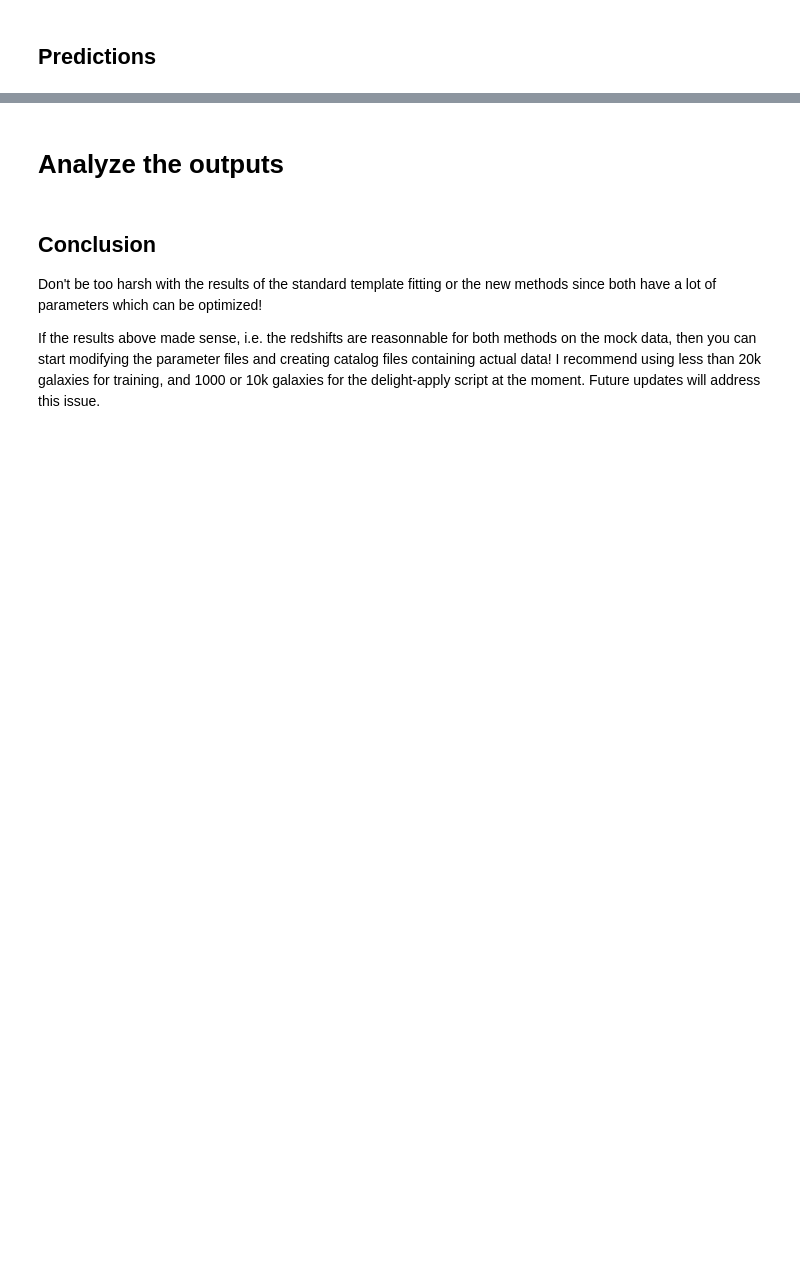
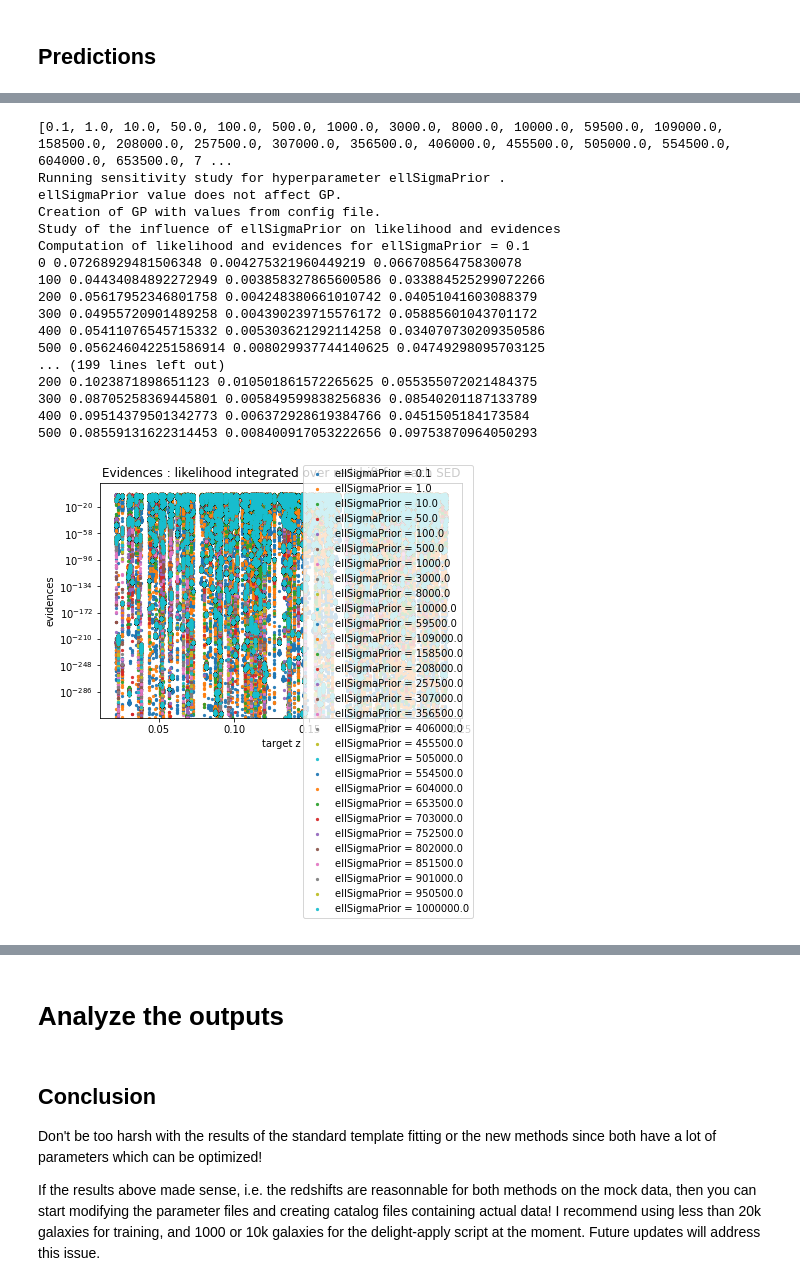
Before and after one commit to JospehCeh/Delight, a Jupyter notebook: desc-dc2/run_delight_descdc2.ipynb, the cells around one changed output, grey strips where cells are left out. Drawn from its saved outputs; the diff is of its cells as text; code cells hidden in the pictures; blank space fills up the shorter version.

Commit message:
Useful changes for sensitivity studies. New delightLearn and delightApply methods with incorporate plotting. To be improved, but functional.

```diff
--- a/desc-dc2/run_delight_descdc2.ipynb
+++ b/desc-dc2/run_delight_descdc2.ipynb
@@ -92,7 +92,7 @@ DC2LSST_u DC2LSST_g DC2LSST_r DC2LSST_i DC2LSST_z DC2LSST_y
 # %%
 from delight.interfaces.rail.processSEDs import processSEDs
 # %%
-configfilename = list_of_configfiles[0]
+configfilename = list_of_configfiles[1]
 configfullfilename = os.path.join(workdir,configfilename)
 processSEDs(configfullfilename)
 # %% [output]
@@ -132,0 +137,7 @@ from delight.interfaces.rail.delightApply import delightApply
+# %%
+valList=[0.1, 1.0, 10.0, 50.0, 100.0, 500.0, 1000.0, 3000.0, 8000.0]
+for elt in np.linspace(1e4, 1e6, num=21):
+    valList.append(elt)
+print(valList)
+delightApply_HyperParam(configfullfilename, hyperParam_name="ellSigmaPrior", hyperParam_list=valList)
+# %% [output]
@@ -133,2 +148,20 @@ from delight.interfaces.rail.delightApply import delightApply
+[0.1, 1.0, 10.0, 50.0, 100.0, 500.0, 1000.0, 3000.0, 8000.0, 10000.0, 59500.0, 109000.0, 158500.0, 208000.0, 257500.0, 307000.0, 356500.0, 406000.0, 455500.0, 505000.0, 554500.0, 604000.0, 653500.0, 7 ...
+Running sensitivity study for hyperparameter ellSigmaPrior .
+ellSigmaPrior value does not affect GP.
+Creation of GP with values from config file.
+Study of the influence of ellSigmaPrior on likelihood and evidences
+Computation of likelihood and evidences for ellSigmaPrior = 0.1
+0 0.07268929481506348 0.004275321960449219 0.06670856475830078
+100 0.04434084892272949 0.003858327865600586 0.033884525299072266
+200 0.05617952346801758 0.004248380661010742 0.04051041603088379
+300 0.04955720901489258 0.004390239715576172 0.05885601043701172
+400 0.05411076545715332 0.005303621292114258 0.034070730209350586
+500 0.056246042251586914 0.008029937744140625 0.04749298095703125
+... (199 lines left out)
+200 0.1023871898651123 0.010501861572265625 0.055355072021484375
+300 0.08705258369445801 0.005849599838256836 0.08540201187133789
+400 0.09514379501342773 0.006372928619384766 0.0451505184173584
+500 0.08559131622314453 0.008400917053222656 0.09753870964050293
+[figure, added]
 # %%
 delightApply(configfullfilename)
```
Also changed, not shown: parts of 10 cells of this notebook, 17 other files.
